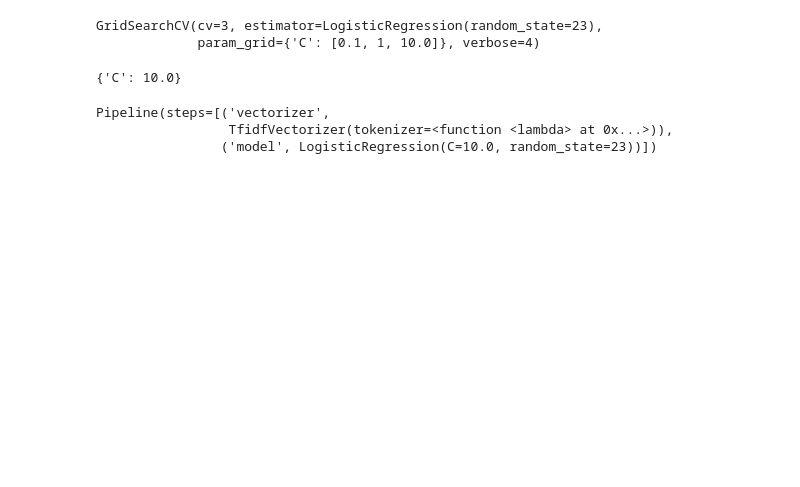
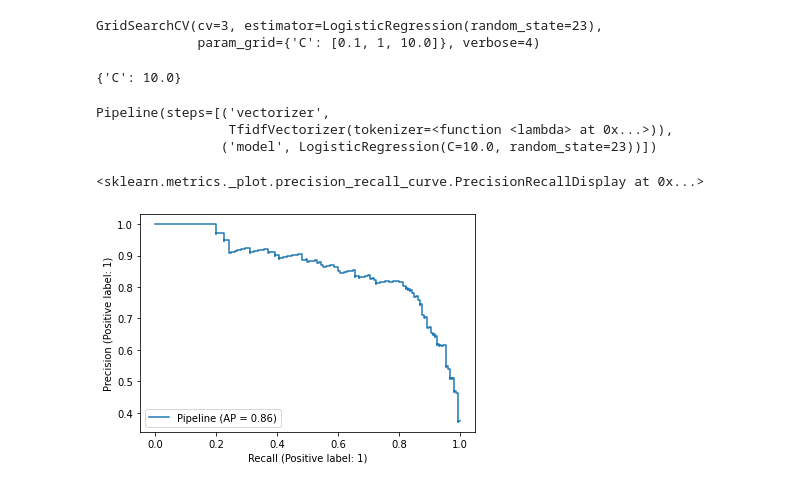
Before and after one commit to oznob5/russian-language-toxic-comments, a Jupyter notebook: toxic-comments.ipynb, the cells around one changed output. Saved outputs shown, nothing was run; the diff lists cells and outputs as text; code cells hidden in the pictures; blank space fills up the shorter version.

```diff
--- a/toxic-comments.ipynb
+++ b/toxic-comments.ipynb
@@ -302,6 +302,11 @@ Pipeline(steps=[('vectorizer',
                 ('model', LogisticRegression(C=10.0, random_state=23))])
 # %%
 prec_c_10, rec_c_10, thresholds_c_10 = precision_recall_curve(y_true=test_df["toxic"], probas_pred=model_pipeline_c_10.predict_proba(test_df["comment"])[:, 1])
+# %%
+plot_precision_recall_curve(estimator=model_pipeline_c_10, X=test_df.comment, y=test_df.toxic)
+# %% [output]
+<sklearn.metrics._plot.precision_recall_curve.PrecisionRecallDisplay at 0x...>
+[figure, added]
 # %%
 np.where(prec_c_10 > 0.95)
 # %% [output]
```
Also changed, not shown: parts of 22 cells of this notebook.
